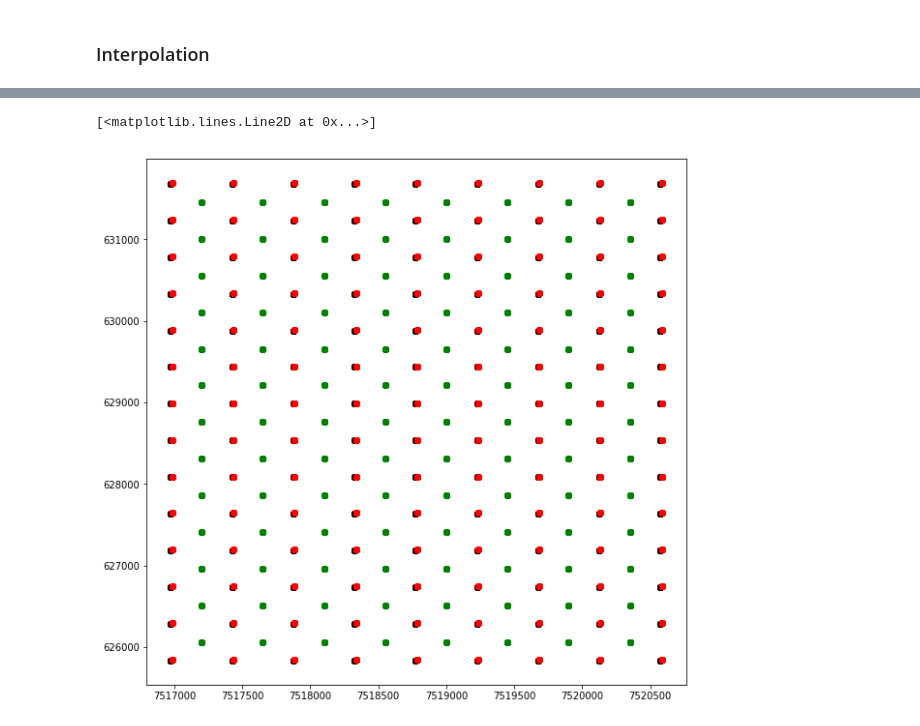
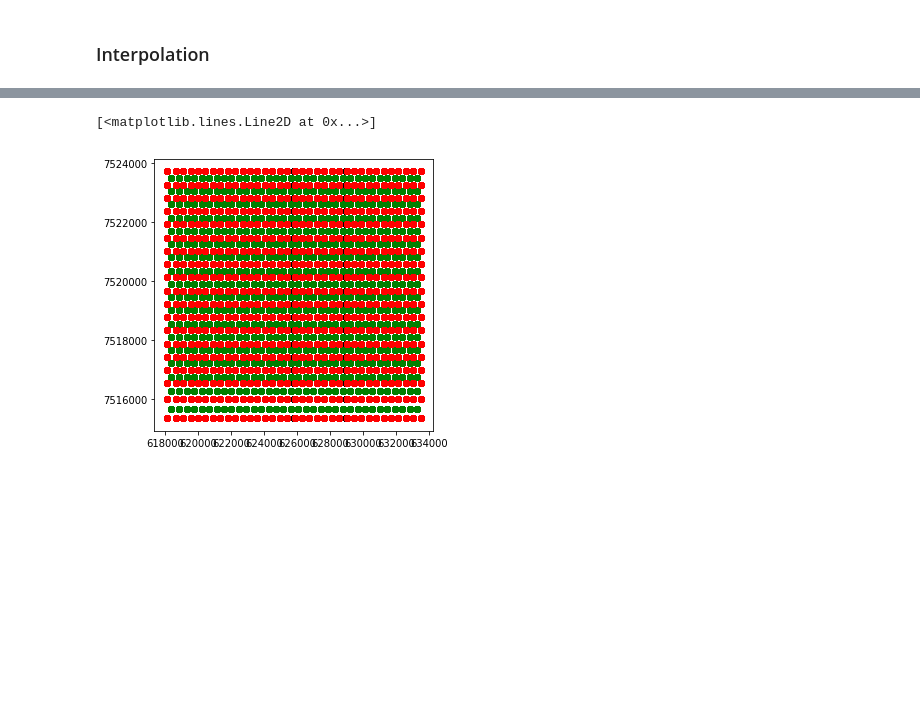
Before and after one commit to florasolon/interpolation_misc, a Jupyter notebook: Interpolate-modem-model.ipynb, the cells around one changed output, grey strips where cells are left out. Saved outputs shown, nothing was run; the diff lists cells and outputs as text; code cells hidden in the pictures; blank space fills up the shorter version.

```diff
--- a/Interpolate-modem-model.ipynb
+++ b/Interpolate-modem-model.ipynb
@@ -151,12 +151,11 @@ plt.show()
 # %%
 # Control points
 
-c1 = np.copy(x)+10
-c2 = np.copy(y)+10
-c3 = np.copy(z)+5
+c1 = np.copy(x)+1
+c2 = np.copy(y)+1
+c3 = np.copy(z)+1
 
 X,Y,Z = np.meshgrid(c1,c2,c3)
-
 
 xc = np.ravel(X)
 yc = np.ravel(Y)
@@ -190,13 +189,13 @@ z0n = len(dz)
 X0,Y0,Z0 = np.meshgrid(dx1,dy1,dz)
 
 
-x0 = np.ravel(X0)
-y0 = np.ravel(Y0)
-z0 = np.ravel(Z0)
+x0 = np.ravel(X0)+1
+y0 = np.ravel(Y0)+1
+z0 = np.ravel(Z0)+1
 
-# x0 = np.copy(x1)+5
-# y0 = np.copy(y1)+5
-# z0 = np.copy(z1)+3
+# x0 = np.copy(x1)
+# y0 = np.copy(y1)
+# z0 = np.copy(z1)
 # %%
 print(x0.size,y0.size,z0.size)
 # %% [output]
@@ -204,10 +203,10 @@ print(x0.size,y0.size,z0.size)
 # %%
-plt.figure(figsize=(10,10))
-plt.plot(x1,y1,'ko')
-plt.plot(x0,y0,'go')
-plt.plot(xc,yc,'ro')
+plt.figure(figsize=(5,5))
+plt.plot(y1,x1,'ko')
+plt.plot(y0,x0,'go')
+plt.plot(yc,xc,'ro')
 # %% [output]
 [<matplotlib.lines.Line2D at 0x...>]
-[figure, old version]
+[figure, new version]
 # %%
 # Calculate interpolation function
```
Also changed, not shown: parts of 10 cells of this notebook.
